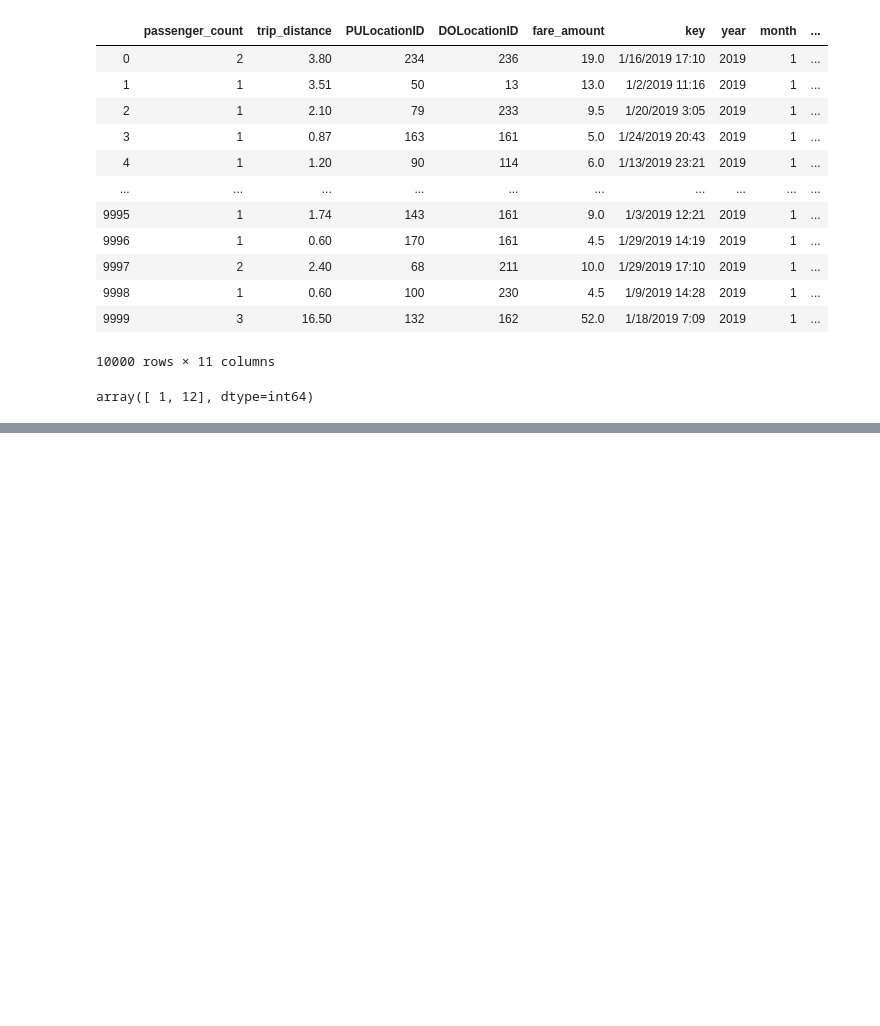
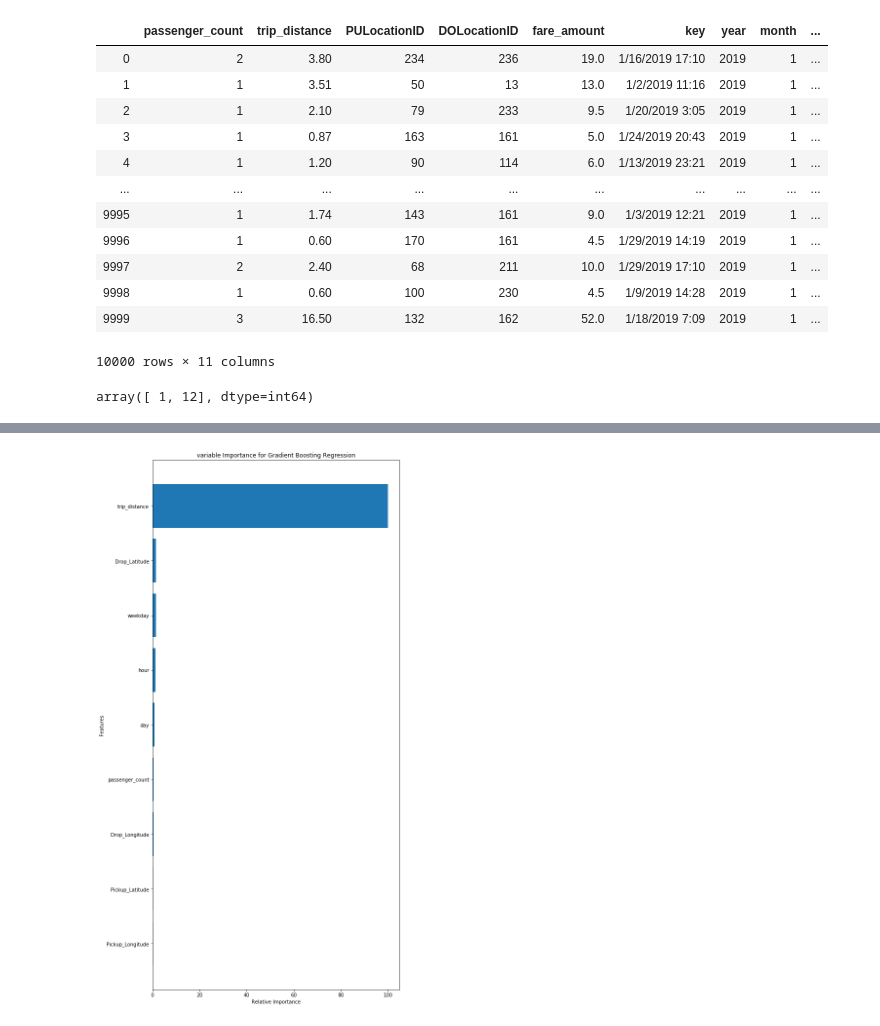
Before and after one commit to YesAbhi2291/Python_Academic-Project, a Jupyter notebook: Python_Project.ipynb, the cells around one changed output, grey strips where cells are left out. Drawn from its saved outputs; the diff is of its cells as text; code cells hidden in the pictures; blank space fills up the shorter version.

```diff
--- a/Python_Project.ipynb
+++ b/Python_Project.ipynb
@@ -634,0 +755,2 @@ array([ 1, 12], dtype=int64)
+# %%
+df.drop(['day_of week'],axis=1,inplace=True)
@@ -634,0 +936,4 @@ array([ 1, 12], dtype=int64)
+# %%
+from sklearn.ensemble import GradientBoostingRegressor
+model_gradient=GradientBoostingRegressor(n_estimators=100,learning_rate=0.1,max_depth=3,random_state=0)
+gradientBoost=model_gradient.fit(X_train,y_train)
@@ -634,0 +953,16 @@ array([ 1, 12], dtype=int64)
+# %%
+feature_importance=gradientBoost.feature_importances_
+#make importances relative to max importance
+feature_importance=100.0*(feature_importance/feature_importance.max())
+sorted_idx=np.argsort(feature_importance)
+pos=np.arange(sorted_idx.shape[0])+0.5
+plt.figure(figsize=(20,20))
+plt.subplot(1,2,2)
+plt.barh(pos,feature_importance[sorted_idx],align='center')
+plt.yticks(pos,X_train.columns[sorted_idx])
+plt.xlabel('Relative Importance')
+plt.ylabel('Features')
+plt.title('variable Importance for Gradient Boosting Regression')
+plt.show()
+# %% [output]
+[figure, added]
```
Also changed, not shown: parts of 63 cells of this notebook.
